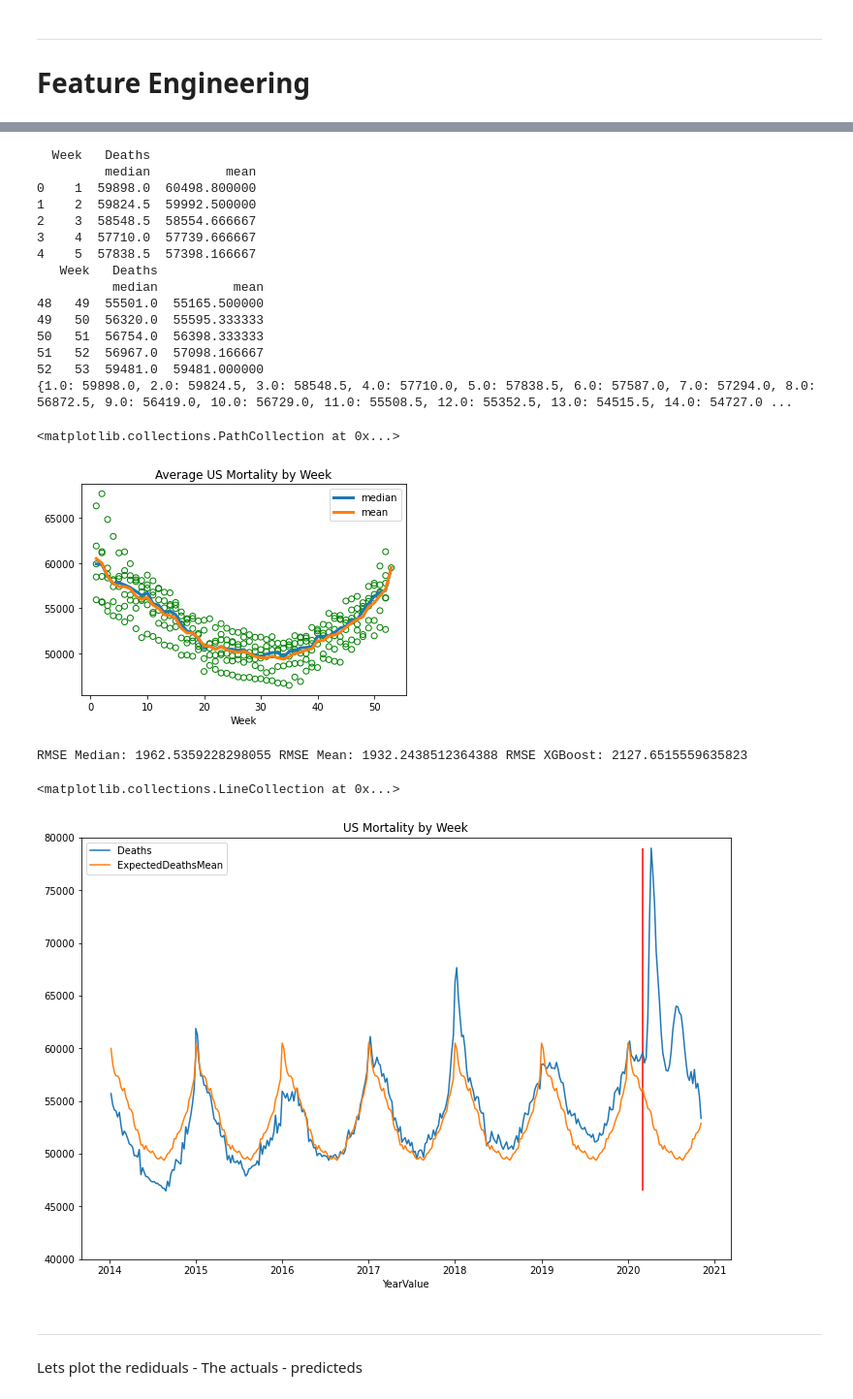
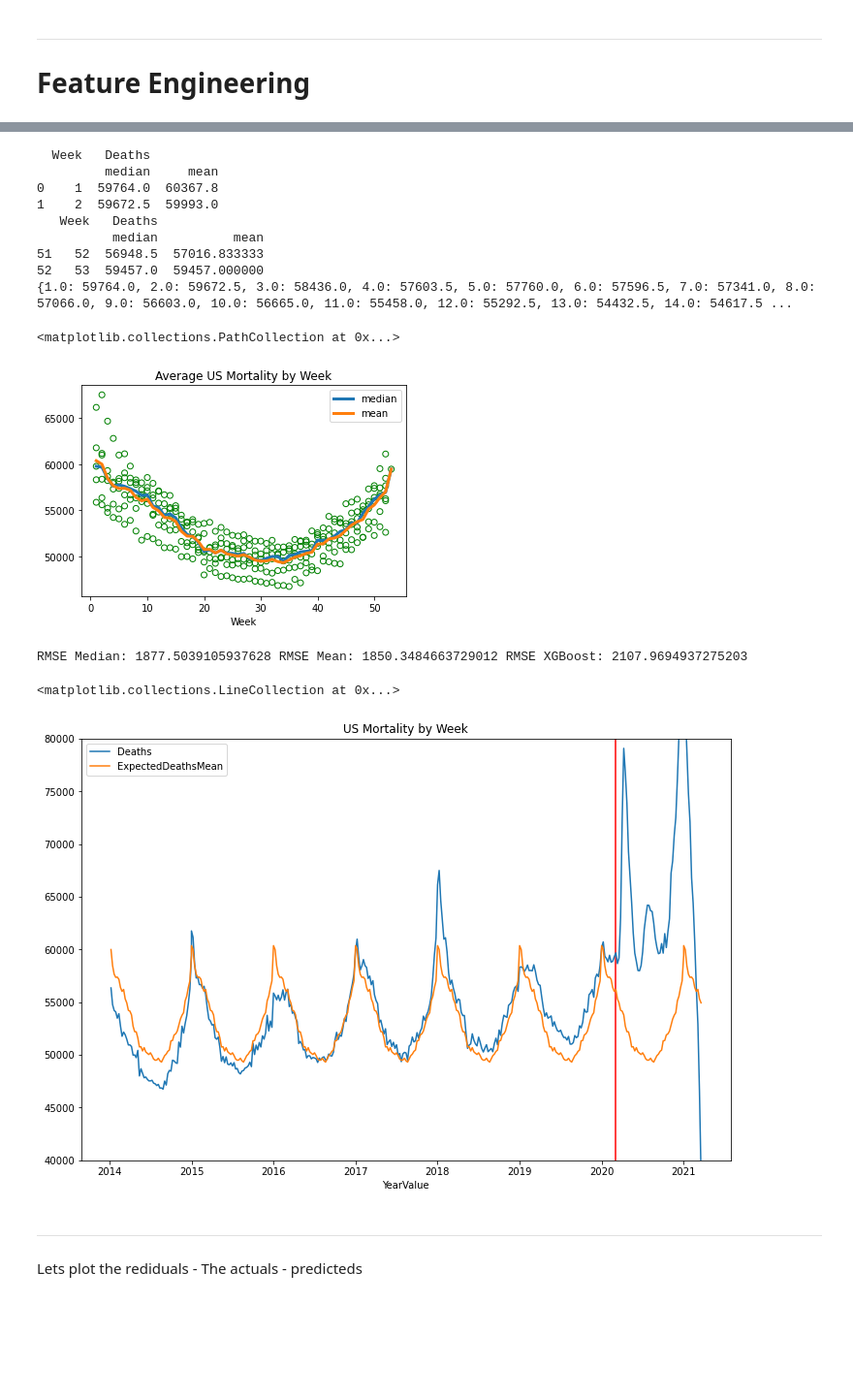
Before and after one commit to btrapp/covidmortality2020, a Jupyter notebook: Mortality.ipynb, the cells around one changed output, grey strips where cells are left out. Shown: that part at 97% size. Saved outputs shown, nothing was run; the diff lists cells and outputs as text; code cells hidden in the pictures; blank space fills up the shorter version.

```diff
--- a/Mortality.ipynb
+++ b/Mortality.ipynb
@@ -35,12 +35,21 @@ In order to reduce ambiguity, lets ONLY use the "All Cause" column from this dat
 
 Also, fun fact, the dataset contains deaths by jurisdiction for each state, plus summary rows at the end of the dataset for the entire US.  So don't just sum up all the data by year/week or you'll double count.  Google says 2.8 million people died in 2018 so there's a quick sanity checkpoint.
 # %%
-#Read the 2019-2020 file
-df2020all = pd.read_csv('death_2020.csv');
-df2020all.head()
+#Read the csv files
+df2020all = pd.read_csv('death_2021.csv');
+#df2020all.head()
 
 #Drop all columns except Juristiction, Year, Week, and All Cause
 df2020=df2020all.iloc[:, [0, 1, 2, 4]]
-print(df2020[:5])
-print(df2020[-5:])
+
+#Read the 2014-2019 file
+df2018all = pd.read_csv('death_2019.csv');
+#df2018all.head()
+
+#Drop all columns except Juristiction, Year, Week, and All Cause
+df2018=df2018all.iloc[:, [0, 1, 2, 4]]
+
+#Check one file
+print(df2018[:2])
+print(df2018[-2:])
 # %% [output]
@@ -176,33 +165,26 @@ Lets start with 2014-2019 in a dataframe called 'dfOld' and look at the data by
 #Lets figure out what the *normal* number of deaths per week is.
 #dfOld is a dataframe of everything *except* 2020's deaths:
 dfOld = dfUs[dfUs['Year'] < 2020]
-#dfOld.tail()
 
 #Lets try a simple mean/median by week:
 avgDeathsDf = dfOld.groupby('Week').agg({'Deaths':[np.median,np.mean]}).reset_index()
-print(avgDeathsDf[:5])
-print(avgDeathsDf[-5:])
+print(avgDeathsDf[:2])
+print(avgDeathsDf[-2:])
 vals = avgDeathsDf.values;
-#print(vals)
+
 dictMedian = {a : b for a,b,c in vals}
 dictMean = {a : c for a,b,c in vals}
 print(dictMedian)
 # %% [output]
   Week   Deaths
-         median          mean
-0    1  59898.0  60498.800000
-1    2  59824.5  59992.500000
-2    3  58548.5  58554.666667
-3    4  57710.0  57739.666667
-4    5  57838.5  57398.166667
+         median     mean
+0    1  59764.0  60367.8
+1    2  59672.5  59993.0
    Week   Deaths
           median          mean
-48   49  55501.0  55165.500000
-49   50  56320.0  55595.333333
-50   51  56754.0  56398.333333
-51   52  56967.0  57098.166667
-52   53  59481.0  59481.000000
-{1.0: 59898.0, 2.0: 59824.5, 3.0: 58548.5, 4.0: 57710.0, 5.0: 57838.5, 6.0: 57587.0, 7.0: 57294.0, 8.0: 56872.5, 9.0: 56419.0, 10.0: 56729.0, 11.0: 55508.5, 12.0: 55352.5, 13.0: 54515.5, 14.0: 54727.0 ...
+51   52  56948.5  57016.833333
+52   53  59457.0  59457.000000
+{1.0: 59764.0, 2.0: 59672.5, 3.0: 58436.0, 4.0: 57603.5, 5.0: 57760.0, 6.0: 57596.5, 7.0: 57341.0, 8.0: 57066.0, 9.0: 56603.0, 10.0: 56665.0, 11.0: 55458.0, 12.0: 55292.5, 13.0: 54432.5, 14.0: 54617.5 ...
 # %%
 #Plot overall mortality by week of year.
 avgDeathsDf.plot.line(x='Week', y='Deaths',title='Average US Mortality by Week',linewidth=3)
@@ -210,7 +192,7 @@ plt.scatter(x=dfOld['Week'],y=dfOld['Deaths'],facecolors='none', edgecolors='g')
 #Wow the ends of the year are dangerous times to be alive
 # %% [output]
 <matplotlib.collections.PathCollection at 0x...>
-[figure, old version]
+[figure, new version]
 # %%
 #Now put the expected # of deaths by week back into the dataframe using a map of the dicts we created earlier
 dfUs['ExpectedDeathsMedian'] = dfUs['Week'].map(dictMedian)
@@ -220,7 +202,7 @@ dfUs['ExpectedDeathsMean'] = dfUs['Week'].map(dictMean)
 #And, because machine learning is the new hotness, lets try using XGBoost to build a
 # regression model for a more sophisticated predictor:
 #Big thanks for this guy: https://www.geeksforgeeks.org/xgboost-for-regression/
-xgBoostDfXold = dfOld[['Year', 'Week']].copy()
+xgBoostDfXold = dfOld[['YearValue', 'Week']].copy()
 xgBoostDfYold = dfOld['Deaths'].copy()
 train_X, test_X, train_y, test_y = train_test_split(xgBoostDfXold, xgBoostDfYold, test_size = 0.3, random_state=42)
 
@@ -231,33 +213,29 @@ xgb_r.fit(train_X, train_y)
 xgbPredTest = xgb_r.predict(test_X)
 
 #Now use it to predict ALL the values in the dataset
-xgBoostDfXall = dfUs[['Year', 'Week']].copy()
+xgBoostDfXall = dfUs[['YearValue', 'Week']].copy()
 xgbPredAll = xgb_r.predict(xgBoostDfXall)
 
 #Or by using the XGBoost predicted series directly.
 dfUs['ExpectedDeathsXgb'] = xgbPredAll
-dfUs.head()
 
 
 #What's the R2 value for our predicted vs actual for 2014-2019?
-rmseMed = np.sqrt(MSE(dfUs[dfUs['Year'] < 2020]['Deaths'], dfUs[dfUs['Year'] < 2020]['ExpectedDeathsMedian']))
-rmseMea = np.sqrt(MSE(dfUs[dfUs['Year'] < 2020]['Deaths'], dfUs[dfUs['Year'] < 2020]['ExpectedDeathsMean']))
-rmseXgb = np.sqrt(MSE(dfUs[dfUs['Year'] < 2020]['Deaths'], dfUs[dfUs['Year'] < 2020]['ExpectedDeathsXgb']))
+rmseMed = np.sqrt(mean_squared_error(dfUs[dfUs['Year'] < 2020]['Deaths'], dfUs[dfUs['Year'] < 2020]['ExpectedDeathsMedian']))
+rmseMea = np.sqrt(mean_squared_error(dfUs[dfUs['Year'] < 2020]['Deaths'], dfUs[dfUs['Year'] < 2020]['ExpectedDeathsMean']))
+rmseXgb = np.sqrt(mean_squared_error(dfUs[dfUs['Year'] < 2020]['Deaths'], dfUs[dfUs['Year'] < 2020]['ExpectedDeathsXgb']))
 print("RMSE Median:",rmseMed,"RMSE Mean:",rmseMea,"RMSE XGBoost:",rmseXgb)
 
 #Of the 3 techniques, Mean has the lowest RMSE (1932)
 # %% [output]
-RMSE Median: 1962.5359228298055 RMSE Mean: 1932.2438512364388 RMSE XGBoost: 2127.6515559635823
+RMSE Median: 1877.5039105937628 RMSE Mean: 1850.3484663729012 RMSE XGBoost: 2107.9694937275203
 # %%
-y_min = dfUs.Deaths.min()
-y_max = dfUs.Deaths.max()
-
 dfUs.plot(title='US Mortality by Week',x='YearValue',y=['Deaths','ExpectedDeathsMean'],figsize=(12,8),ylim=(40000,80000))
 #Draw a line at March 2020
 plt.vlines(MARCH2020,dfUs.Deaths.min(),dfUs.Deaths.max(),color='red')
 # %% [output]
 <matplotlib.collections.LineCollection at 0x...>
-[figure, old version]
+[figure, new version]
 # %% [markdown]
 ---
 Lets plot the rediduals - The actuals - predicteds
```
Also changed, not shown: parts of 21 cells of this notebook, 2 other files.
